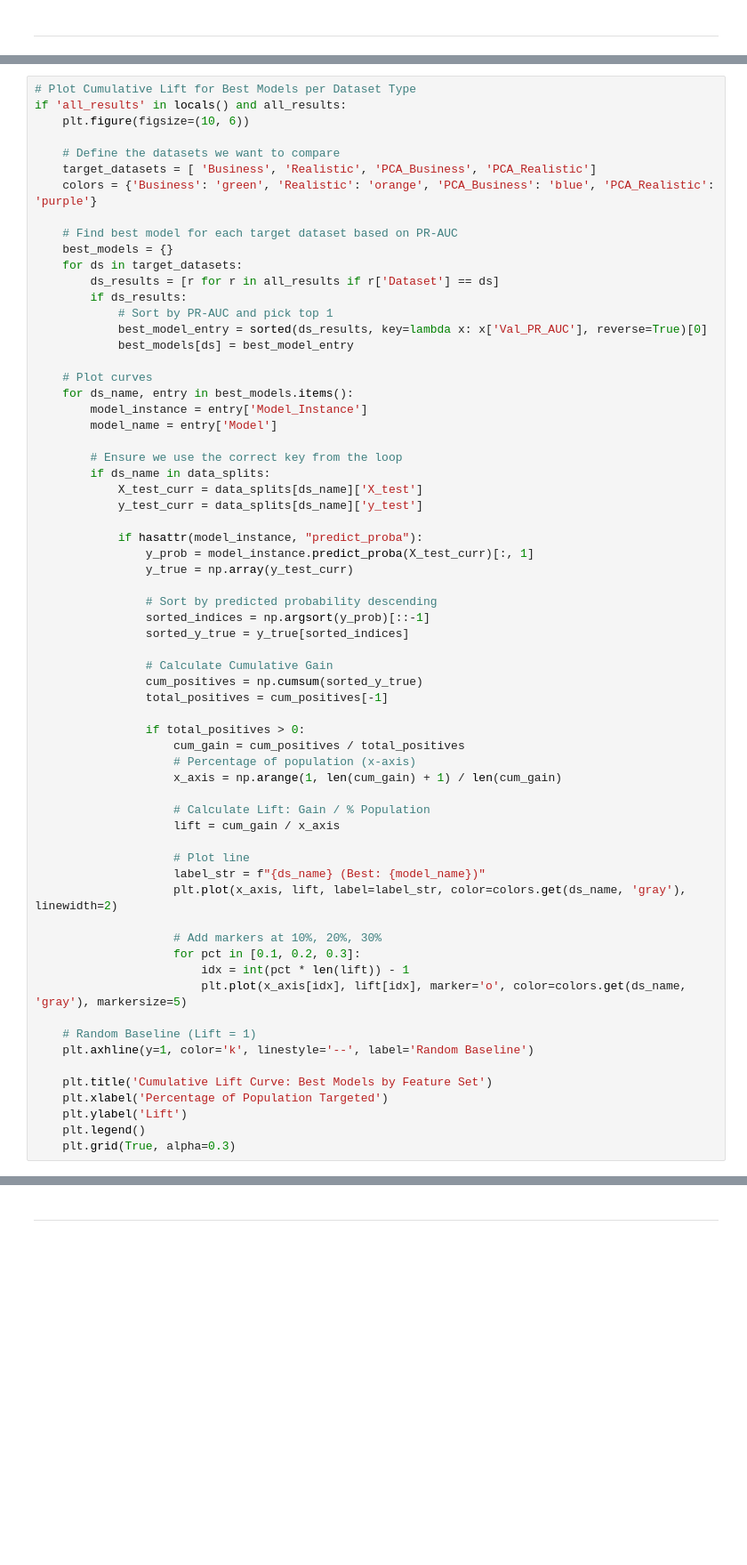
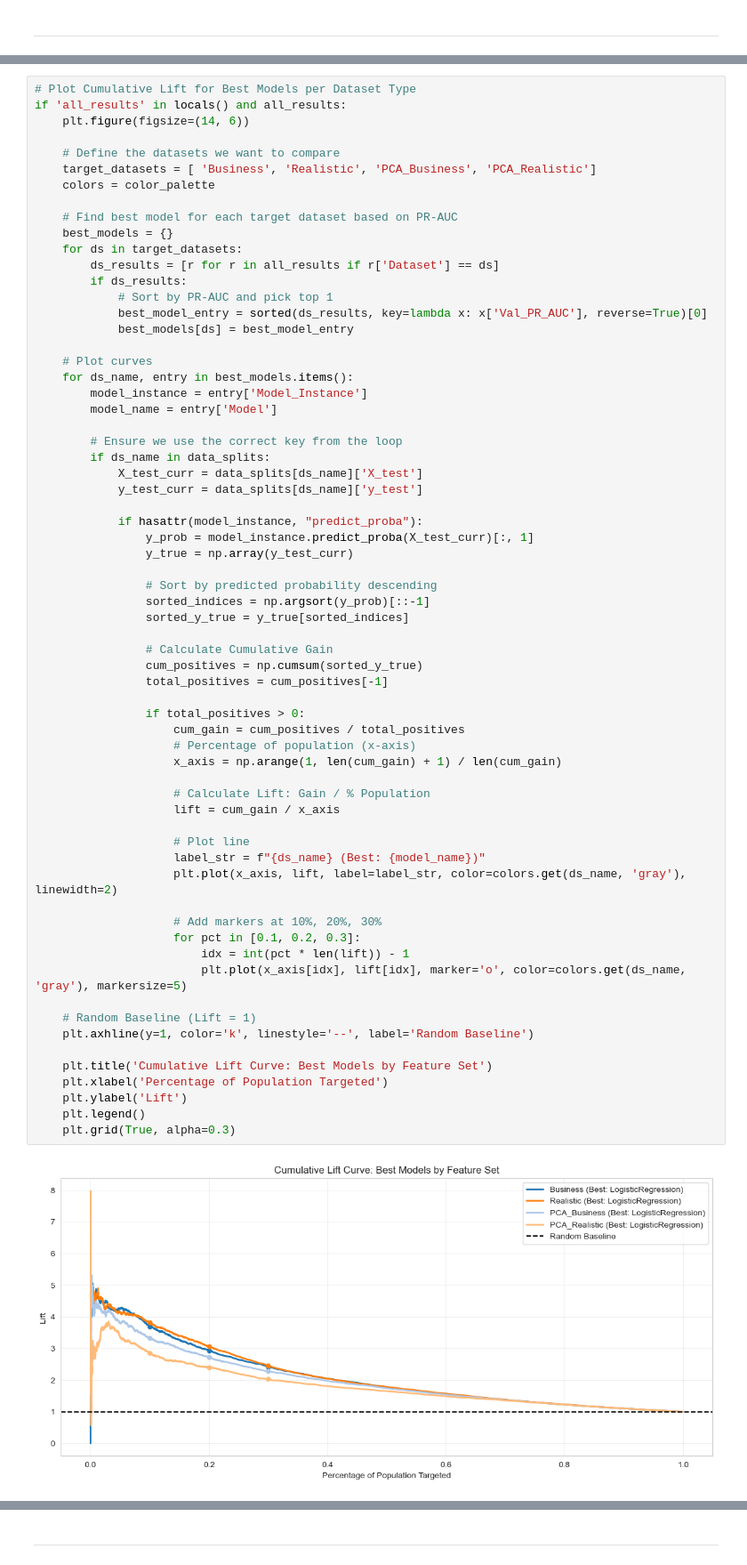
Before and after one commit to UnicornnGrg/AppliedMachineLearning, a Jupyter notebook: Project_Report.ipynb, the cells around one changed output, grey strips where cells are left out. Shown at 89% size. Cells and saved outputs as stored; diff of their text form; blank space fills up the shorter version.

```diff
--- a/Project_Report.ipynb
+++ b/Project_Report.ipynb
@@ -1423,11 +1428,11 @@ else:
 # %%
 # Plot Cumulative Lift for Best Models per Dataset Type
 if 'all_results' in locals() and all_results:
-    plt.figure(figsize=(10, 6))
+    plt.figure(figsize=(14, 6))
 
     # Define the datasets we want to compare
     target_datasets = [ 'Business', 'Realistic', 'PCA_Business', 'PCA_Realistic']
-    colors = {'Business': 'green', 'Realistic': 'orange', 'PCA_Business': 'blue', 'PCA_Realistic': 'purple'}
+    colors = color_palette
 
     # Find best model for each target dataset based on PR-AUC
     best_models = {}
@@ -1458,30 +1463,32 @@ if 'all_results' in locals() and all_results:
 
                 # Calculate Cumulative Gain
                 cum_positives = np.cumsum(sorted_y_true)
                 total_positives = cum_positives[-1]
 
                 if total_positives > 0:
                     cum_gain = cum_positives / total_positives
                     # Percentage of population (x-axis)
                     x_axis = np.arange(1, len(cum_gain) + 1) / len(cum_gain)
 
                     # Calculate Lift: Gain / % Population
                     lift = cum_gain / x_axis
 
                     # Plot line
                     label_str = f"{ds_name} (Best: {model_name})"
                     plt.plot(x_axis, lift, label=label_str, color=colors.get(ds_name, 'gray'), linewidth=2)
 
                     # Add markers at 10%, 20%, 30%
                     for pct in [0.1, 0.2, 0.3]:
                         idx = int(pct * len(lift)) - 1
                         plt.plot(x_axis[idx], lift[idx], marker='o', color=colors.get(ds_name, 'gray'), markersize=5)
 
     # Random Baseline (Lift = 1)
     plt.axhline(y=1, color='k', linestyle='--', label='Random Baseline')
 
     plt.title('Cumulative Lift Curve: Best Models by Feature Set')
     plt.xlabel('Percentage of Population Targeted')
     plt.ylabel('Lift')
     plt.legend()
     plt.grid(True, alpha=0.3)
+# %% [output]
+[figure, added]
```
Also changed, not shown: parts of 20 cells of this notebook.
